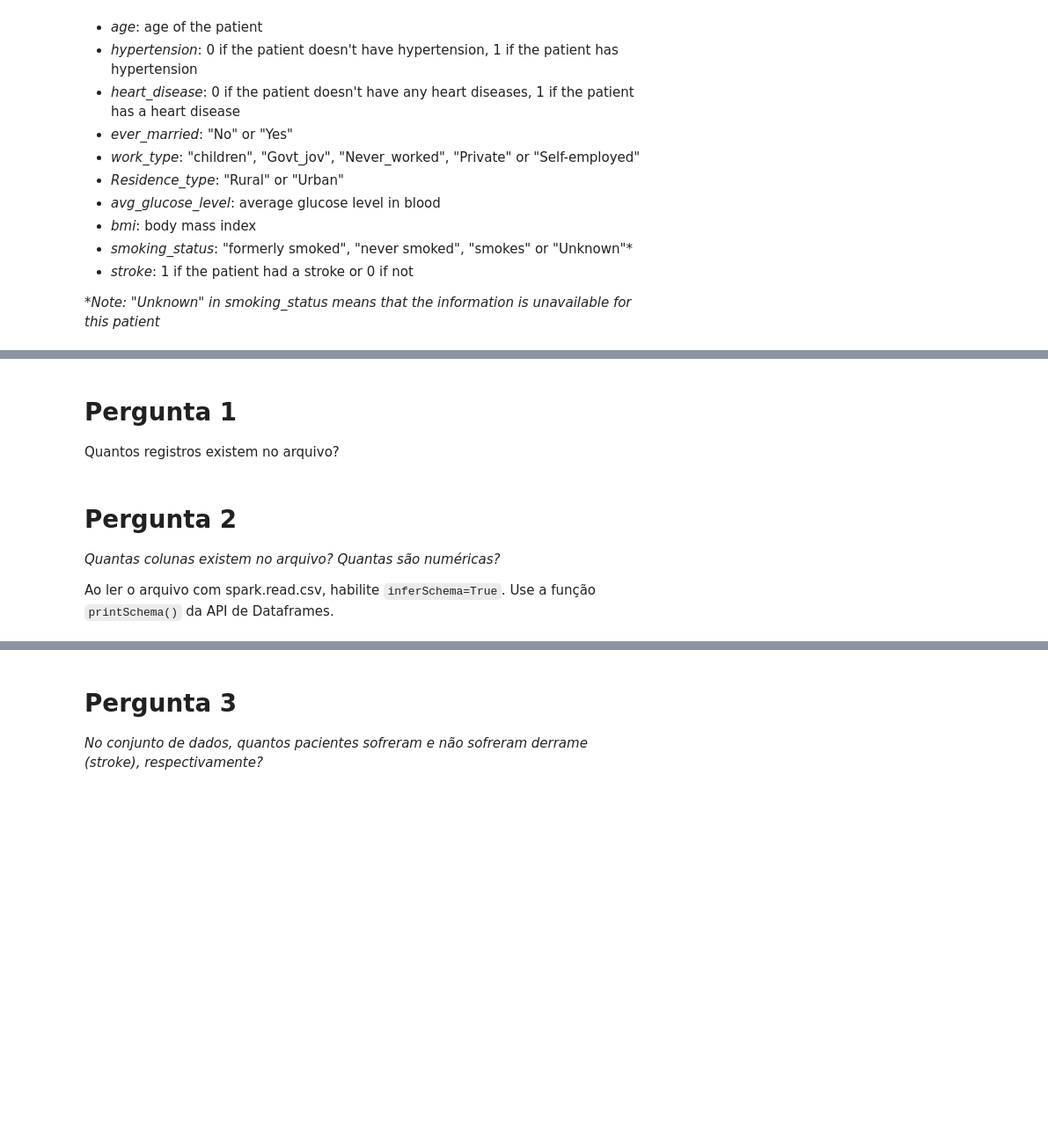
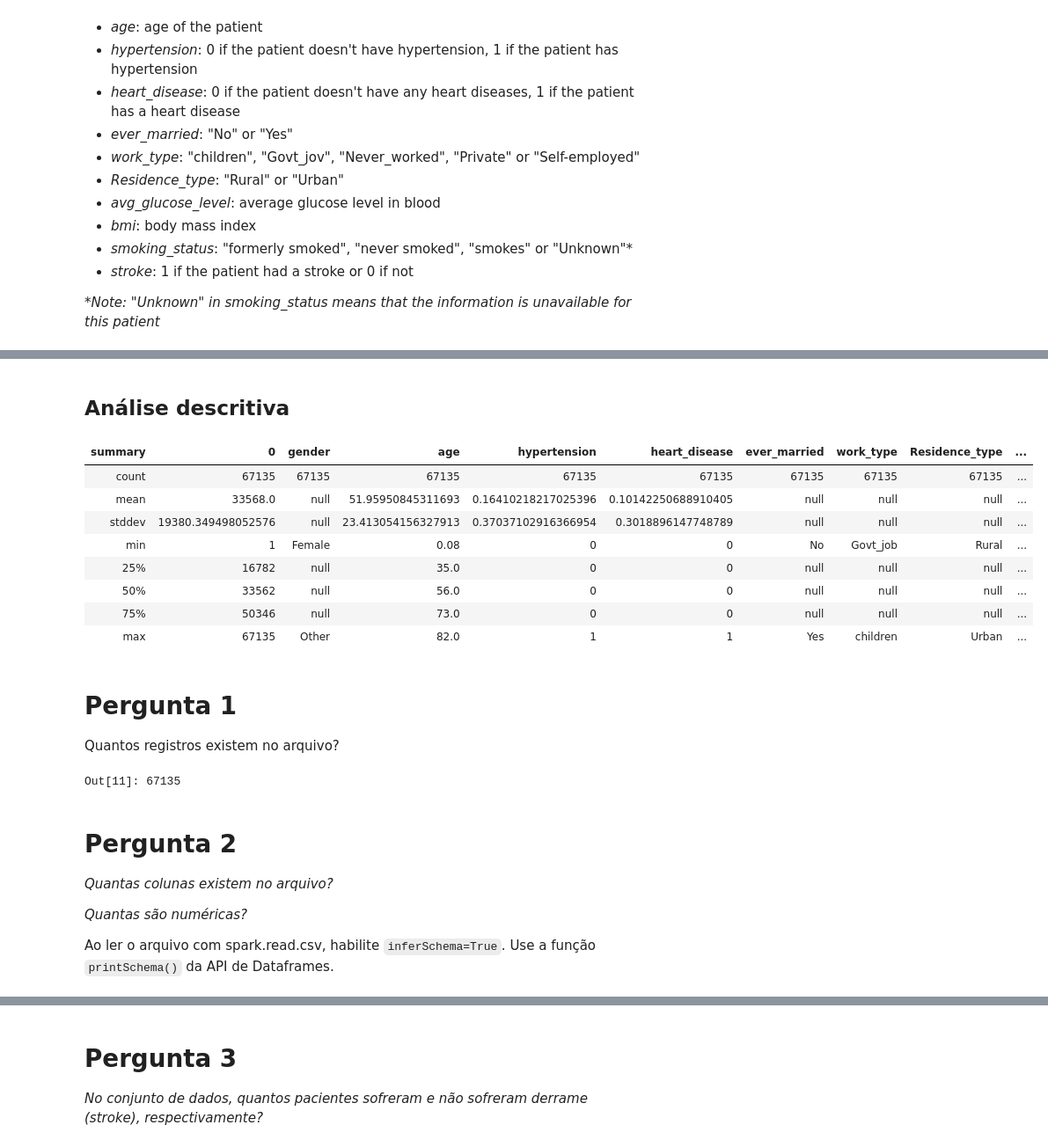
Before and after one commit to alexcamargos/DataScienceBootcampIGTI, a Jupyter notebook: Modulo_2/Desafio/desafio_pyspark.ipynb, the cells around one changed output, grey strips where cells are left out. Shown at 88% size. Cells and saved outputs as stored; diff of their text form; code cells hidden in the pictures; blank space fills up the shorter version.

```diff
--- a/Modulo_2/Desafio/desafio_pyspark.ipynb
+++ b/Modulo_2/Desafio/desafio_pyspark.ipynb
@@ -60,3 +149,17 @@ _*Note: "Unknown" in smoking_status means that the information is unavailable fo
+# %% [markdown]
+## Análise descritiva
+# %%
+display(df.summary())
+# %% [output]
+| summary | 0 | gender | age | hypertension | heart_disease | ever_married | work_type | Residence_type | ... |
+| count | 67135 | 67135 | 67135 | 67135 | 67135 | 67135 | 67135 | 67135 | ... |
+| mean | 33568.0 | null | 51.95950845311693 | 0.16410218217025396 | 0.10142250688910405 | null | null | null | ... |
+| stddev | 19380.349498052576 | null | 23.413054156327913 | 0.37037102916366954 | 0.3018896147748789 | null | null | null | ... |
+| min | 1 | Female | 0.08 | 0 | 0 | No | Govt_job | Rural | ... |
+| 25% | 16782 | null | 35.0 | 0 | 0 | null | null | null | ... |
+| 50% | 33562 | null | 56.0 | 0 | 0 | null | null | null | ... |
+| 75% | 50346 | null | 73.0 | 0 | 0 | null | null | null | ... |
+| max | 67135 | Other | 82.0 | 1 | 1 | Yes | children | Urban | ... |
 # %% [markdown]
 # Pergunta 1
 
@@ -66,6 +167,12 @@ pass
+# %%
+df.count()
+# %% [output]
+Out[11]: 67135
 # %% [markdown]
 # Pergunta 2
 
-*Quantas colunas existem no arquivo? Quantas são numéricas?*
+*Quantas colunas existem no arquivo?*
+
+*Quantas são numéricas?*
 
 Ao ler o arquivo com spark.read.csv, habilite `inferSchema=True`. Use a função `printSchema()` da API de Dataframes.
```
Also changed, not shown: parts of 67 cells of this notebook.
